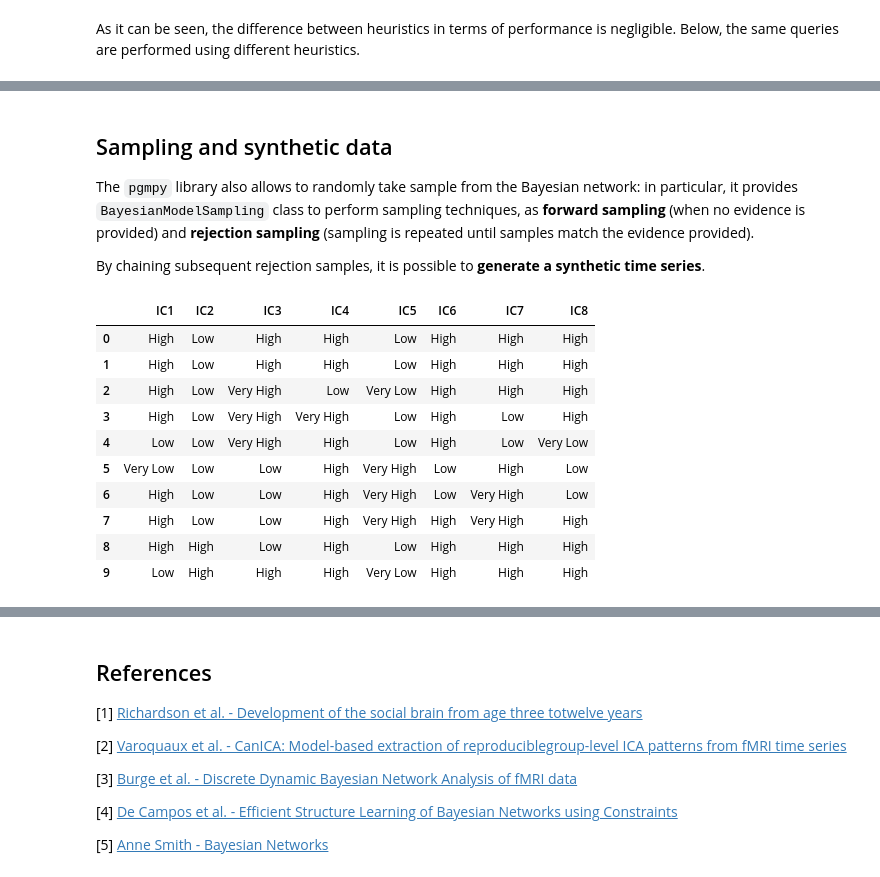
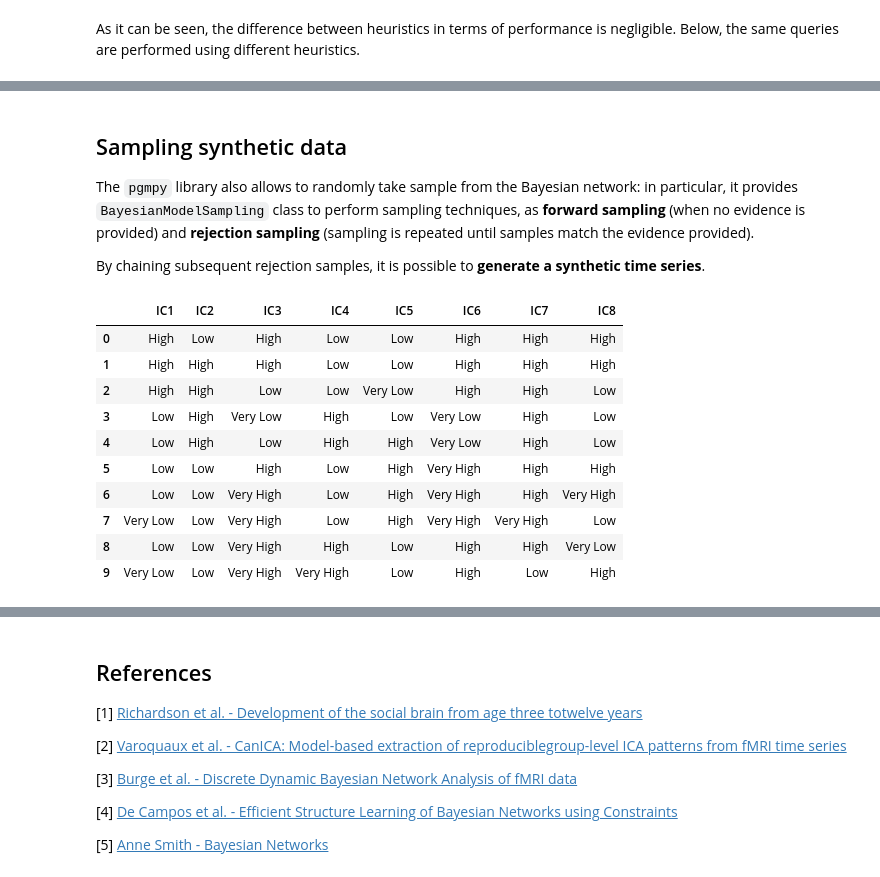
Before and after one commit to nihil21/neural-connectivity-bayesnet, a Jupyter notebook: src/neural-connectivity-bayesnet.ipynb, the cells around one changed output, grey strips where cells are left out. Cells and saved outputs as stored; diff of their text form; code cells hidden in the pictures.

```diff
--- a/src/neural-connectivity-bayesnet.ipynb
+++ b/src/neural-connectivity-bayesnet.ipynb
@@ -252,17 +285,17 @@ def unroll_series(series):
     return series, next_series
 
 # Unroll time series and flatten
-list_of_series = [unroll_series(df[col]) for col in df]
+list_of_series = [unroll_series(df_train[col]) for col in df]
 list_of_series = [v for t in list_of_series for v in t]
 # Create new labels and flatten
 new_labels = [(f'{l}_T', f'{l}_T+1') for l in labels]
 new_labels = [l for t in new_labels for l in t]
 
 # Create new dataframe
-unrolled_df = pd.concat(list_of_series, axis=1)
-unrolled_df.columns = new_labels
+unrolled_df_train = pd.concat(list_of_series, axis=1)
+unrolled_df_train.columns = new_labels
 
-print(f'Length of the time series after unrolling phase: {df.shape[0]}')
+print(f'Length of the time series after unrolling phase: {unrolled_df_train.shape[0]}')
 print('-' * 50)
-unrolled_df.head(10)
+unrolled_df_train.head(10)
 # %% [output]
@@ -379,7 +412,7 @@ for i, n in enumerate(new_labels):
         n_nodes.append(n)
 
 # Create BDeu estimator with default parameters
-est = BDeuScore(unrolled_df)
+est = BDeuScore(unrolled_df_train)
 # %% [markdown]
 The number of parents a 'next' node can have (i.e. $indegree$) is a hyper-parameter: it is possible to determine it using a grid search. The chosen parameter space is $[2..10]$: in particular, the lower bound forces one region to be connected to (at least) another one, in addition to its future state.
 # %%
@@ -483,7 +516,7 @@ To estimate the model's CPT, it suffices to call the `fit()` method of the `Baye
 # %%
 from pgmpy.estimators import BayesianEstimator
 
-static_model.fit(data=unrolled_df,
+static_model.fit(data=unrolled_df_train,
                  estimator=BayesianEstimator,
                  prior_type='BDeu',
                  equivalent_sample_size=10)
@@ -862,5 +895,5 @@ Running time: 0.04627 s
 # %% [markdown]
-## Sampling and synthetic data
+## Sampling synthetic data
  The `pgmpy` library also allows to randomly take sample from the Bayesian network: in particular, it provides `BayesianModelSampling` class to perform sampling techniques, as **forward sampling** (when no evidence is provided) and **rejection sampling** (sampling is repeated until samples match the evidence provided).
 
 By chaining subsequent rejection samples, it is possible to **generate a synthetic time series**.
@@ -882,50 +915,50 @@ def generate_time_series(sampler, length, seed=42):
         # When no evidence is provided, the function under-the-hood performs forward sampling
         sample = sampler.rejection_sample(seed=seed)
     sample = sample.reindex(sorted(sample.columns), axis=1)
 
     # Split sample in 'current' and 'next' slices:
     # - the 'current' slice will be the first row of the generated time series
     # - the 'next' slice is added as the second row, and will be used as
     # evidence for subsequent predictions
-    synth_df = sample.filter(regex='_T$')
+    df_synth = sample.filter(regex='_T$')
     next_slice = sample.filter(regex='_T\+1').iloc[0].values.tolist()
-    synth_df = synth_df.append(pd.Series(next_slice, index=synth_df.columns), ignore_index=True)
-    evidence = [State(n, v) for n, v in zip(synth_df.columns.values, next_slice)]
+    df_synth = df_synth.append(pd.Series(next_slice, index=df_synth.columns), ignore_index=True)
+    evidence = [State(n, v) for n, v in zip(df_synth.columns.values, next_slice)]
 
     # Update progress bar
     pbar.update(2)
 
     for _ in range(2, length):
         # Generate new data
         with io.capture_output() as captured:
             sample = sampler.rejection_sample(evidence=evidence)
         sample = sample.reindex(sorted(sample.columns), axis=1)
 
         # Append 'next' slice to the generated time series, and use it as new evidence
         next_slice = sample.filter(regex='_T\+1').iloc[0].values.tolist()
-        synth_df = synth_df.append(pd.Series(next_slice, index=synth_df.columns), ignore_index=True)
-        evidence = [State(n, v) for n, v in zip(synth_df.columns.values, next_slice)]
+        df_synth = df_synth.append(pd.Series(next_slice, index=df_synth.columns), ignore_index=True)
+        evidence = [State(n, v) for n, v in zip(df_synth.columns.values, next_slice)]
 
         # Update progress bar
         pbar.update(1)
     # Close progress bar
     pbar.close()
     # Update column names
-    synth_df.columns = labels
-    return synth_df
+    df_synth.columns = labels
+    return df_synth
 
-synth_df = generate_time_series(sampler=bayes_sampler, length=168)
-synth_df.head(10)
+df_synth = generate_time_series(sampler=bayes_sampler, length=test_size)
+df_synth.head(10)
 # %% [output]
 |  | IC1 | IC2 | IC3 | IC4 | IC5 | IC6 | IC7 | IC8 |
-| 0 | High | Low | High | High | Low | High | High | High |
-| 1 | High | Low | High | High | Low | High | High | High |
-| 2 | High | Low | Very High | Low | Very Low | High | High | High |
-| 3 | High | Low | Very High | Very High | Low | High | Low | High |
-| 4 | Low | Low | Very High | High | Low | High | Low | Very Low |
-| 5 | Very Low | Low | Low | High | Very High | Low | High | Low |
-| 6 | High | Low | Low | High | Very High | Low | Very High | Low |
-| 7 | High | Low | Low | High | Very High | High | Very High | High |
-| 8 | High | High | Low | High | Low | High | High | High |
-| 9 | Low | High | High | High | Very Low | High | High | High |
+| 0 | High | Low | High | Low | Low | High | High | High |
+| 1 | High | High | High | Low | Low | High | High | High |
+| 2 | High | High | Low | Low | Very Low | High | High | Low |
+| 3 | Low | High | Very Low | High | Low | Very Low | High | Low |
+| 4 | Low | High | Low | High | High | Very Low | High | Low |
+| 5 | Low | Low | High | Low | High | Very High | High | High |
+| 6 | Low | Low | Very High | Low | High | Very High | High | Very High |
+| 7 | Very Low | Low | Very High | Low | High | Very High | Very High | Low |
+| 8 | Low | Low | Very High | High | Low | High | High | Very Low |
+| 9 | Very Low | Low | Very High | Very High | Low | High | Low | High |
 # %% [markdown]
```
Also changed, not shown: parts of 24 cells of this notebook, 1 other file.
